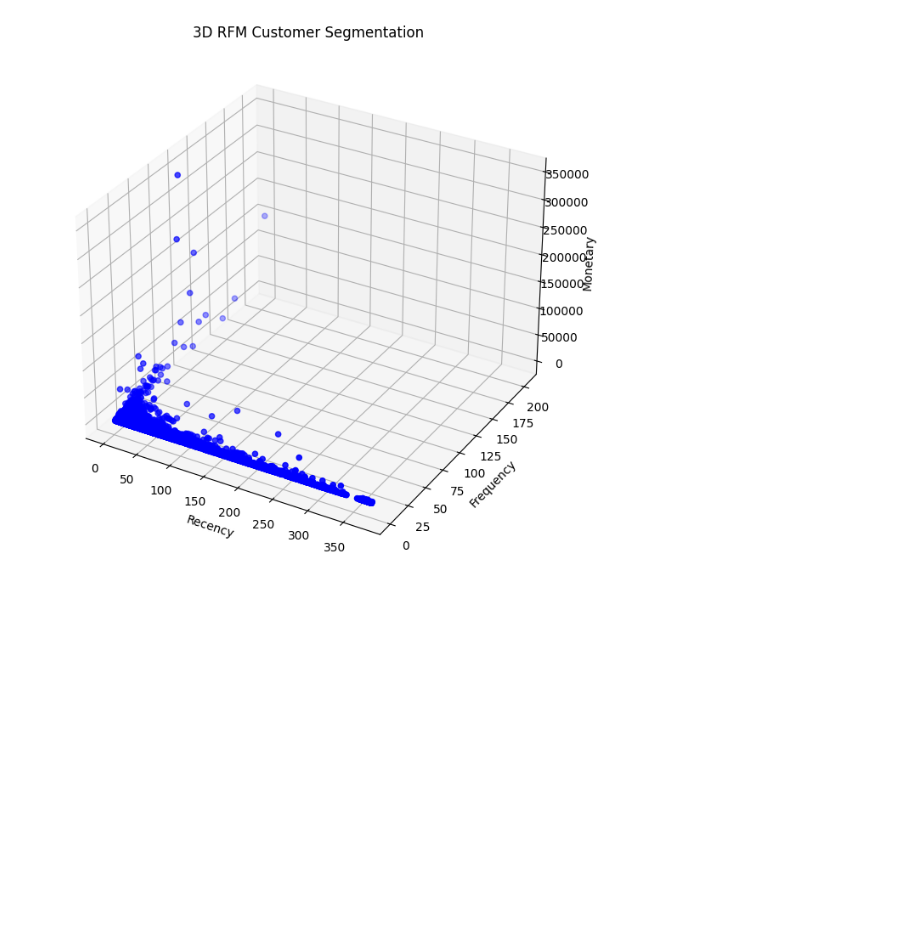
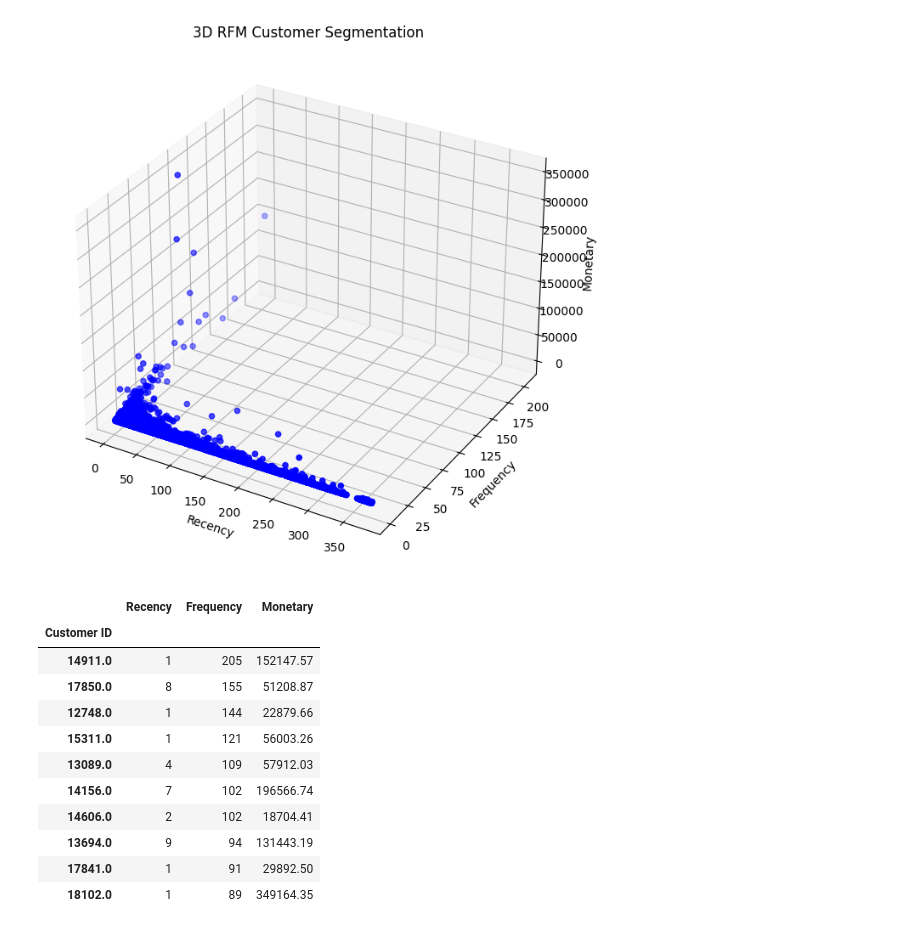
Before and after one commit to Abdulmujeeb-Taiwo/Customer-Segmentation, a Jupyter notebook: RFM_Analysis.ipynb, the cells around one changed output. Cells and saved outputs as stored; diff of their text form; code cells hidden in the pictures; blank space fills up the shorter version.

```diff
--- a/RFM_Analysis.ipynb
+++ b/RFM_Analysis.ipynb
@@ -347,0 +328,16 @@ plt.show()
+# %%
+#This is the MOST VISIT CUSTOMERS, it shows 10 the most LOYAL customers
+rfm_df.sort_values(by='Frequency', ascending=False).head(10)
+# %% [output]
+|  | Recency | Frequency | Monetary |
+| Customer ID |  |  |  |
+| 14911.0 | 1 | 205 | 152147.57 |
+| 17850.0 | 8 | 155 | 51208.87 |
+| 12748.0 | 1 | 144 | 22879.66 |
+| 15311.0 | 1 | 121 | 56003.26 |
+| 13089.0 | 4 | 109 | 57912.03 |
+| 14156.0 | 7 | 102 | 196566.74 |
+| 14606.0 | 2 | 102 | 18704.41 |
+| 13694.0 | 9 | 94 | 131443.19 |
+| 17841.0 | 1 | 91 | 29892.50 |
+| 18102.0 | 1 | 89 | 349164.35 |
```
Also changed, not shown: parts of 4 cells of this notebook.
